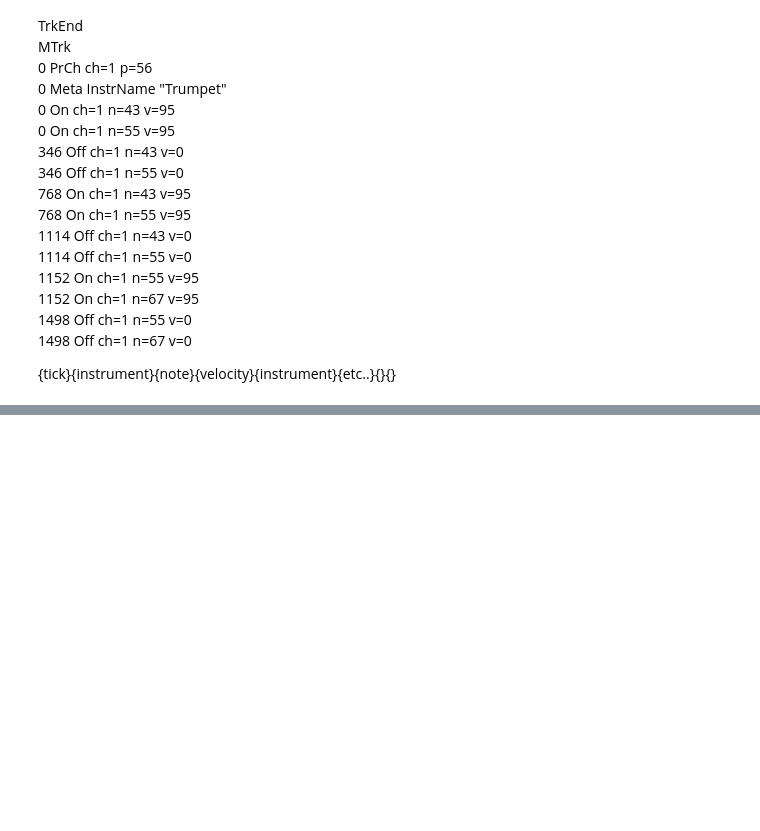
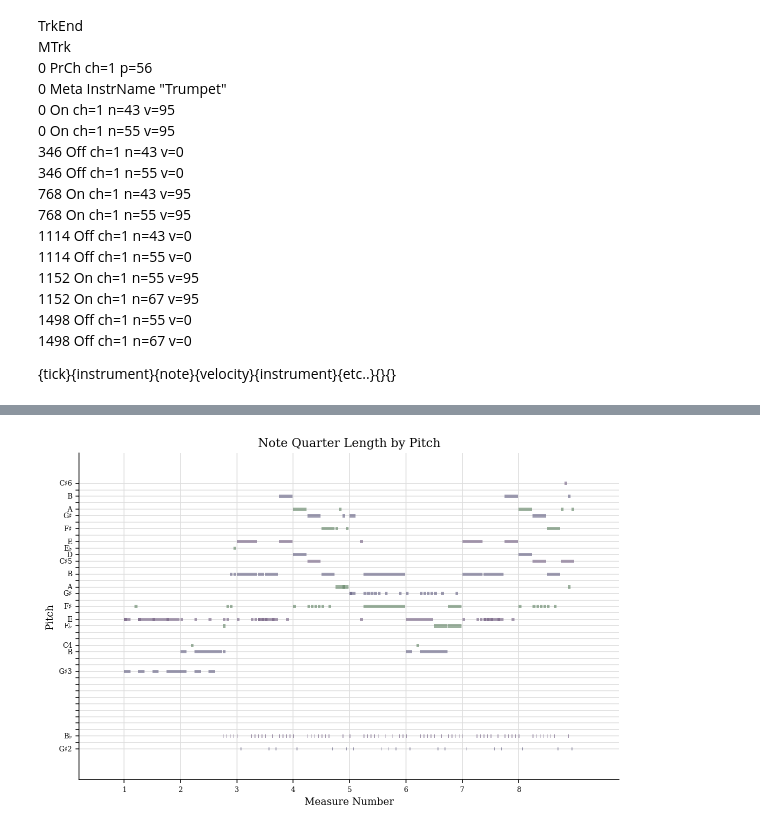
Before and after one commit to BrendanMoore42/ProjectTemp, a Jupyter notebook: genmidi/Scratch.ipynb, the cells around one changed output, grey strips where cells are left out. Saved outputs shown, nothing was run; the diff lists cells and outputs as text; code cells hidden in the pictures; blank space fills up the shorter version.

```diff
--- a/genmidi/Scratch.ipynb
+++ b/genmidi/Scratch.ipynb
@@ -33,0 +171,4 @@ MTrk<br>
+# %%
+file.measures(0, 8).plot()
+# %% [output]
+[figure, added]
```
Also changed, not shown: parts of 14 cells of this notebook, 2 other files.
